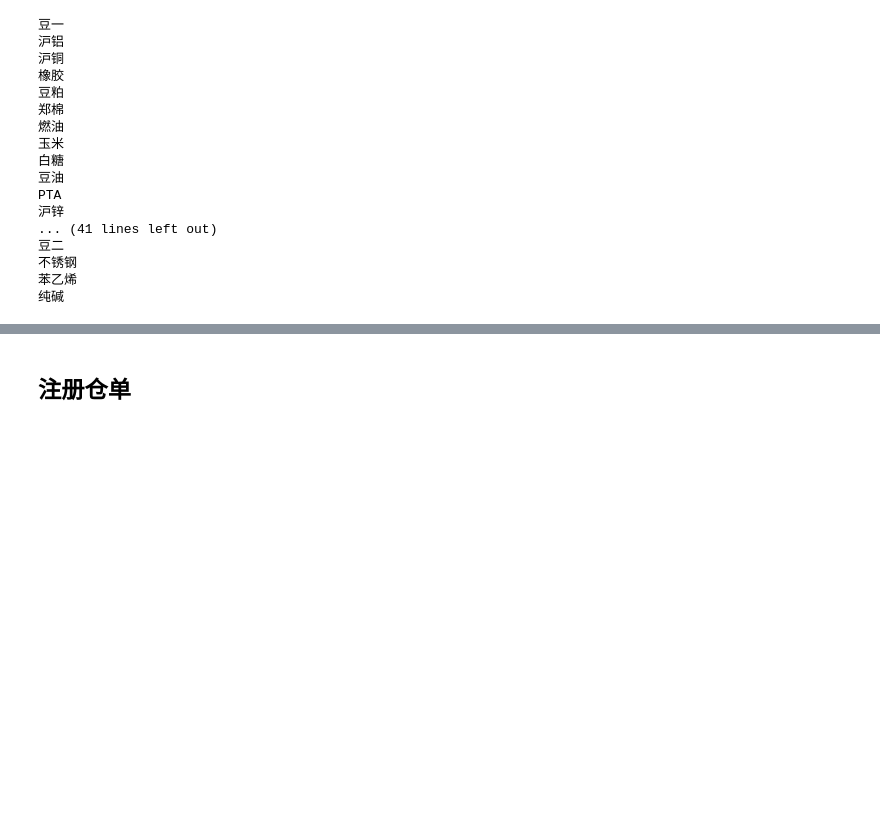
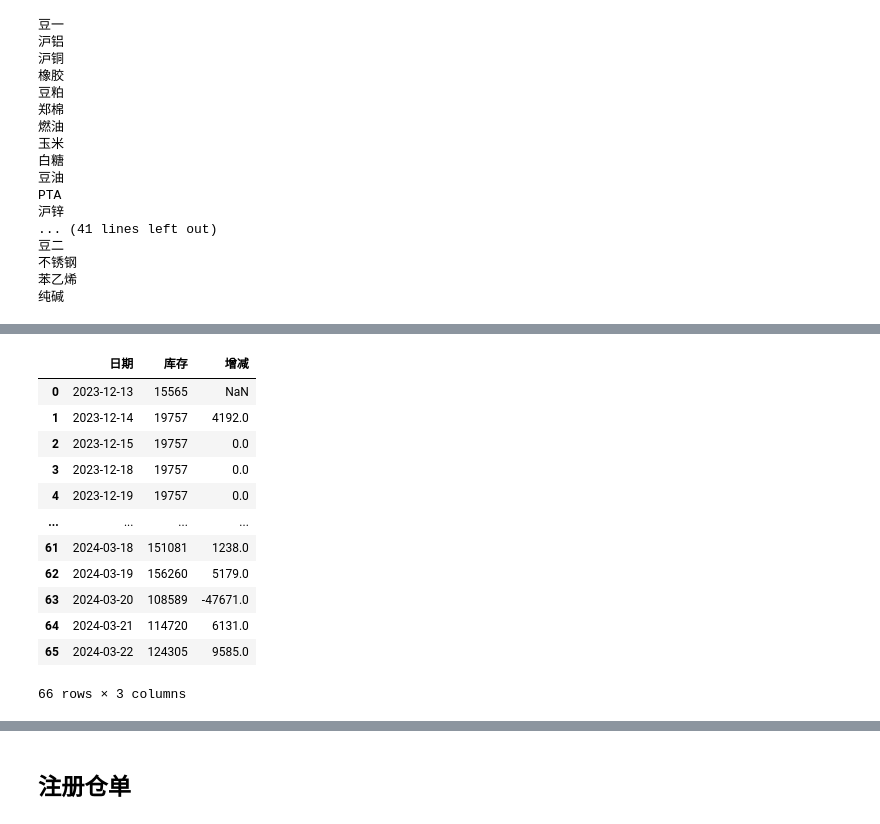
Before and after one commit to Howard-66/futures_nexus, a Jupyter notebook: download.ipynb, the cells around one changed output, grey strips where cells are left out. Cells and saved outputs as stored; diff of their text form; code cells hidden in the pictures; blank space fills up the shorter version.

```diff
--- a/download.ipynb
+++ b/download.ipynb
@@ -829,0 +845,17 @@ PTA
+# %%
+futures_inventory_em_df = ak.futures_inventory_em(symbol="螺纹钢")
+futures_inventory_em_df
+# %% [output]
+|  | 日期 | 库存 | 增减 |
+| 0 | 2023-12-13 | 15565 | NaN |
+| 1 | 2023-12-14 | 19757 | 4192.0 |
+| 2 | 2023-12-15 | 19757 | 0.0 |
+| 3 | 2023-12-18 | 19757 | 0.0 |
+| 4 | 2023-12-19 | 19757 | 0.0 |
+| ... | ... | ... | ... |
+| 61 | 2024-03-18 | 151081 | 1238.0 |
+| 62 | 2024-03-19 | 156260 | 5179.0 |
+| 63 | 2024-03-20 | 108589 | -47671.0 |
+| 64 | 2024-03-21 | 114720 | 6131.0 |
+| 65 | 2024-03-22 | 124305 | 9585.0 |
+66 rows × 3 columns
```
Also changed, not shown: parts of 13 cells of this notebook, 11 other files.
